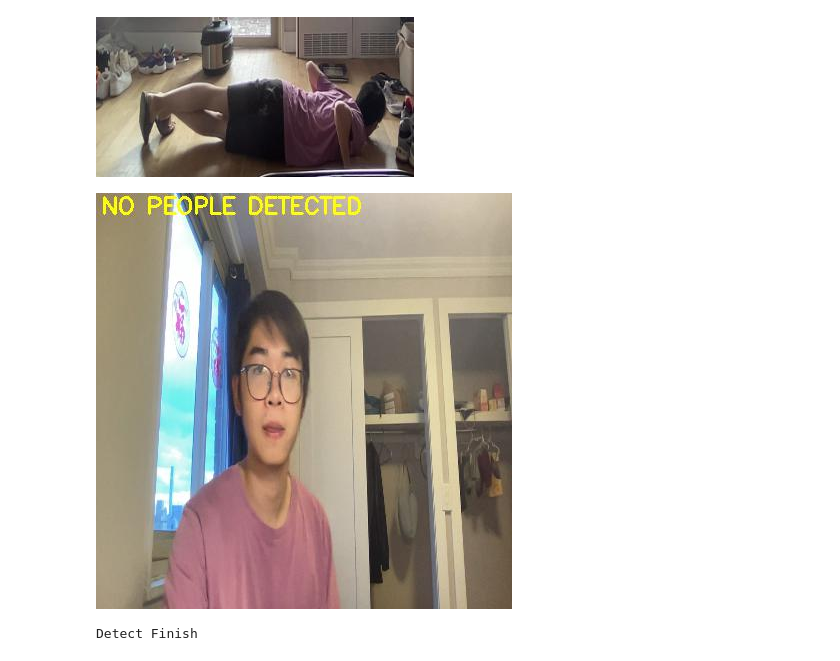
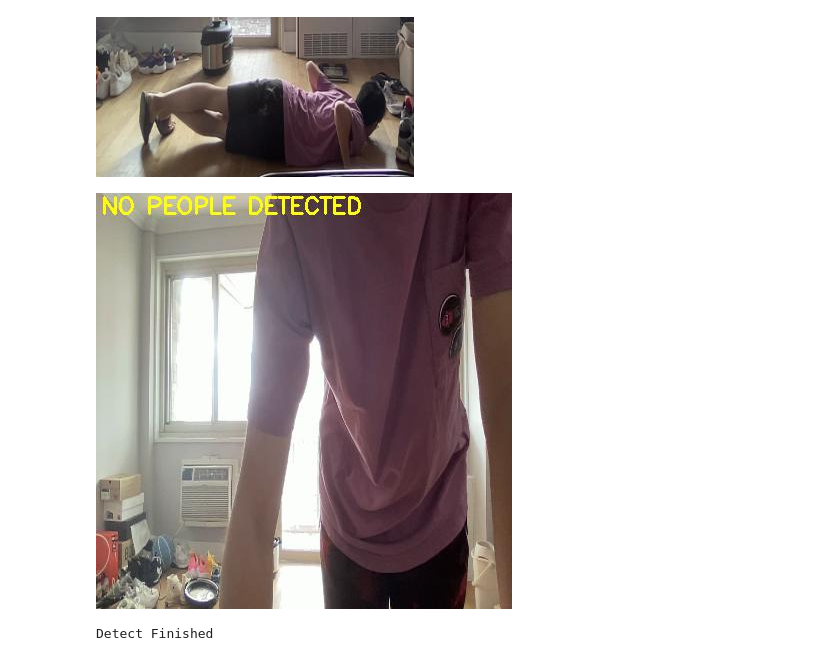
Before and after one commit to Morris135212/Fall_Detection, a Jupyter notebook: Fall_detection_inference.ipynb, the cells around one changed output. Drawn from its saved outputs; the diff is of its cells as text; code cells hidden in the pictures.

```diff
--- a/Fall_detection_inference.ipynb
+++ b/Fall_detection_inference.ipynb
@@ -22,20 +22,21 @@ img0, boxes = run_yolo(model, img, device, view_img=True)
 # %%
 from detect.fall_detection.detect import live_inference
 from models.cnn3d import get_model, resnet10
 
 yolo_model = model
 cnn3d = get_model(sample_size=112, sample_duration=10, num_classes=2)
 cnn3d.load_state_dict(torch.load("./runs/cnn3d/basemodel/best.pt", map_location=device))
 source = 0
+source = "./runs/detect/exp/Fall_Demo.mp4"
 
 live_inference(yolo_model=yolo_model,
                cnn3d=cnn3d,
                source=source,
                class_names=["WALK", "FALL"],
                out_name="FALL_DETECTION",
                duration=1,
                fall=True,
                conf_thres=0.4)
 # %% [output]
-[figure, old version]
+[figure, new version]
-Detect Finish
+Detect Finished
```
Also changed, not shown: 1 other file.
